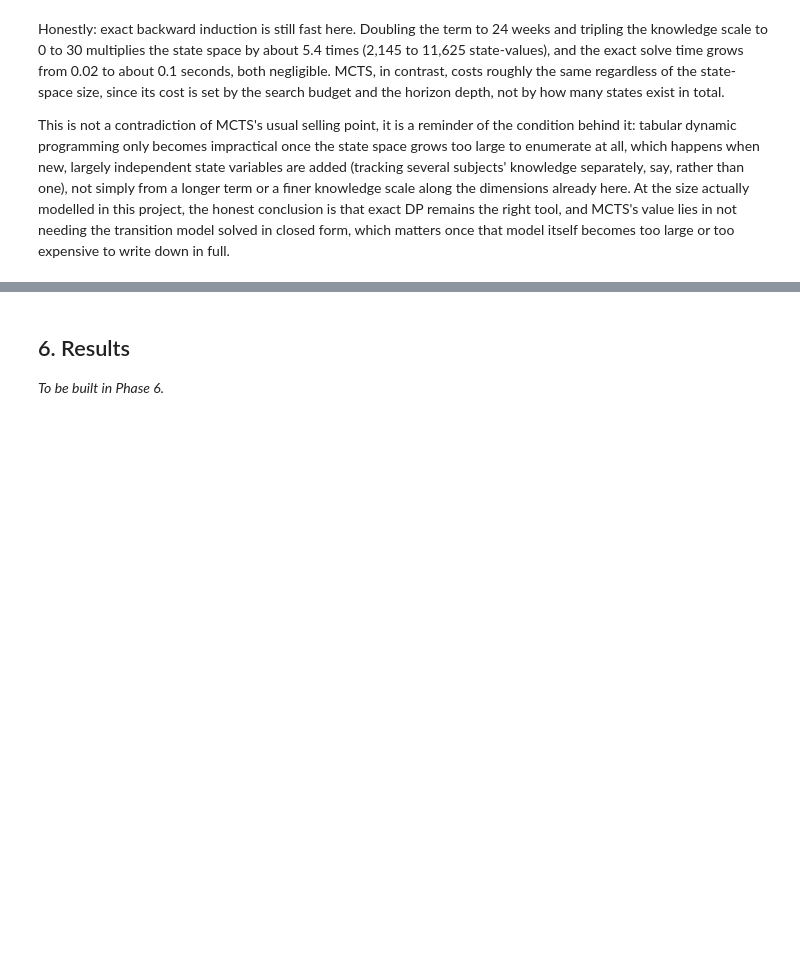
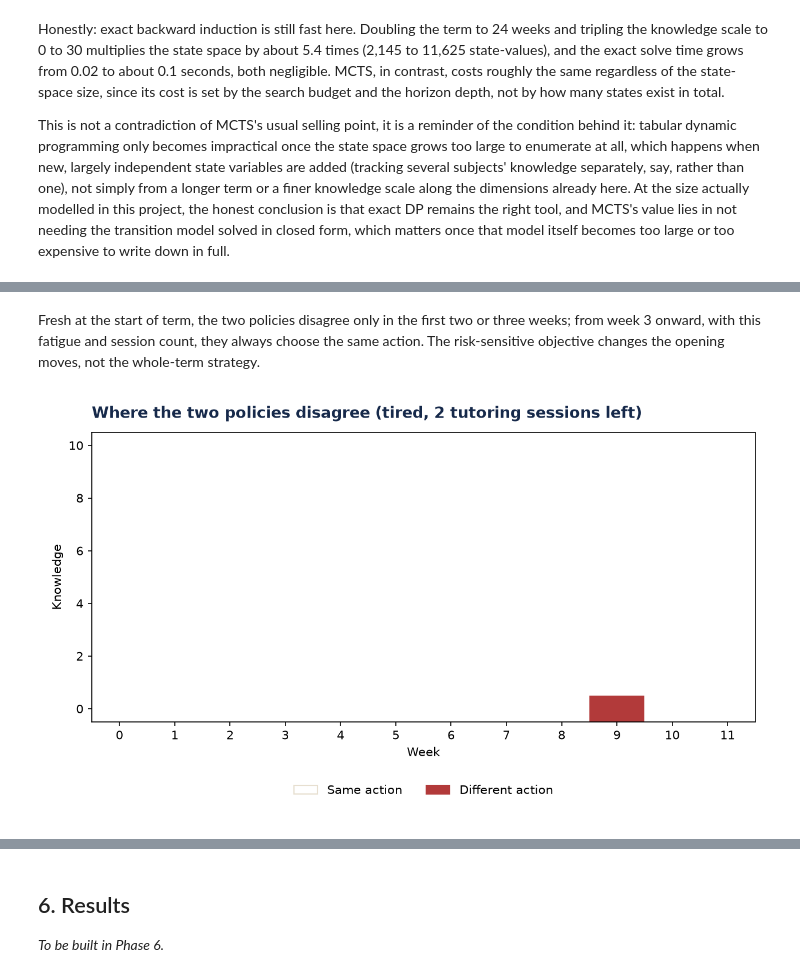
Before and after one commit to prachidabli-data/prachidabli-data.github.io, a Jupyter notebook: statistical-modelling-project-2/notebook/decision_modelling.ipynb, the cells around one changed output, grey strips where cells are left out. Saved outputs shown, nothing was run; the diff lists cells and outputs as text; code cells hidden in the pictures; blank space fills up the shorter version.

```diff
--- a/statistical-modelling-project-2/notebook/decision_modelling.ipynb
+++ b/statistical-modelling-project-2/notebook/decision_modelling.ipynb
@@ -640,0 +749,12 @@ to write down in full.
+# %% [markdown]
+Fresh at the start of term, the two policies disagree only in the
+first two or three weeks; from week 3 onward, with this fatigue and
+session count, they always choose the same action. The risk-sensitive
+objective changes the opening moves, not the whole-term strategy.
+# %%
+risk.plot_policy_diff_heatmap(policy, policy_risk, f=1, s=2,
+                               path="../images/11_risk_policy_diff_tired_some_sessions.png",
+                               title="Where the two policies disagree (tired, 2 tutoring sessions left)")
+Image("../images/11_risk_policy_diff_tired_some_sessions.png")
+# %% [output]
+[figure, added]
```
Also changed, not shown: parts of 15 cells of this notebook, 9 other files.
